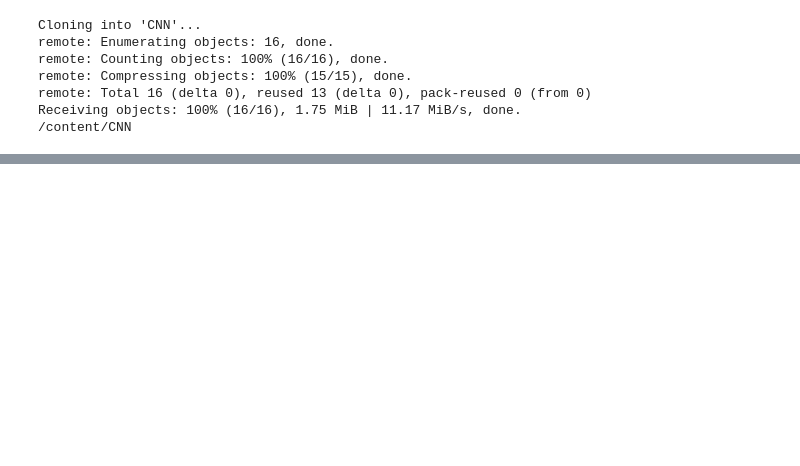
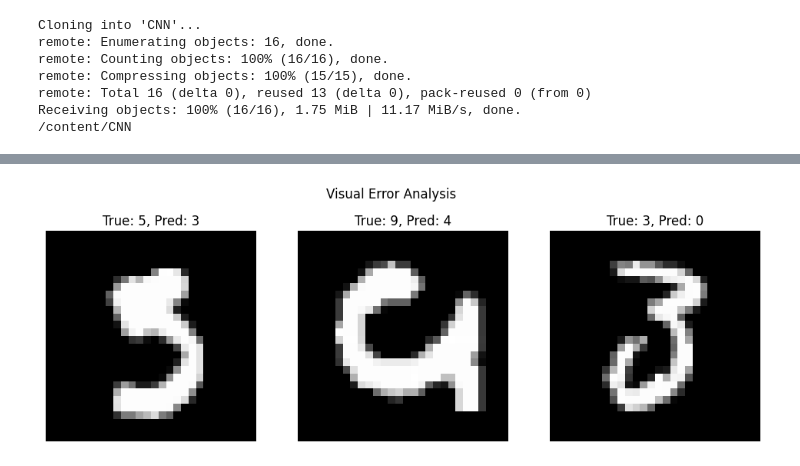
Before and after one commit to LatenT-BeacOn/CNN, a Jupyter notebook: Untitled7.ipynb, the cells around one changed output, grey strips where cells are left out. Saved outputs shown, nothing was run; the diff lists cells and outputs as text; code cells hidden in the pictures; blank space fills up the shorter version.

```diff
--- a/Untitled7.ipynb
+++ b/Untitled7.ipynb
@@ -23,0 +184,28 @@ import torch.optim as optim
+# %%
+# Randomly pick 3
+import random
+
+misclassified = []
+model.eval()
+with torch.no_grad():
+    for images, labels in test_loader:
+        images, labels = images.to(device), labels.to(device)
+        outputs = model(images)
+        _, predicted = torch.max(outputs, 1)
+        for i in range(len(labels)):
+            if predicted[i] != labels[i]:
+                misclassified.append((images[i].cpu(), labels[i].item(), predicted[i].item()))
+
+
+mis_samples = random.sample(misclassified, 3)
+
+plt.figure(figsize=(12,4))
+for i, (img, true_label, pred_label) in enumerate(mis_samples):
+    plt.subplot(1,3,i+1)
+    plt.imshow(img.squeeze(), cmap='gray')
+    plt.axis('off')
+    plt.title(f"True: {true_label}, Pred: {pred_label}")
+plt.suptitle("Visual Error Analysis")
+plt.show()
+# %% [output]
+[figure, added]
```
Also changed, not shown: parts of 8 cells of this notebook.
